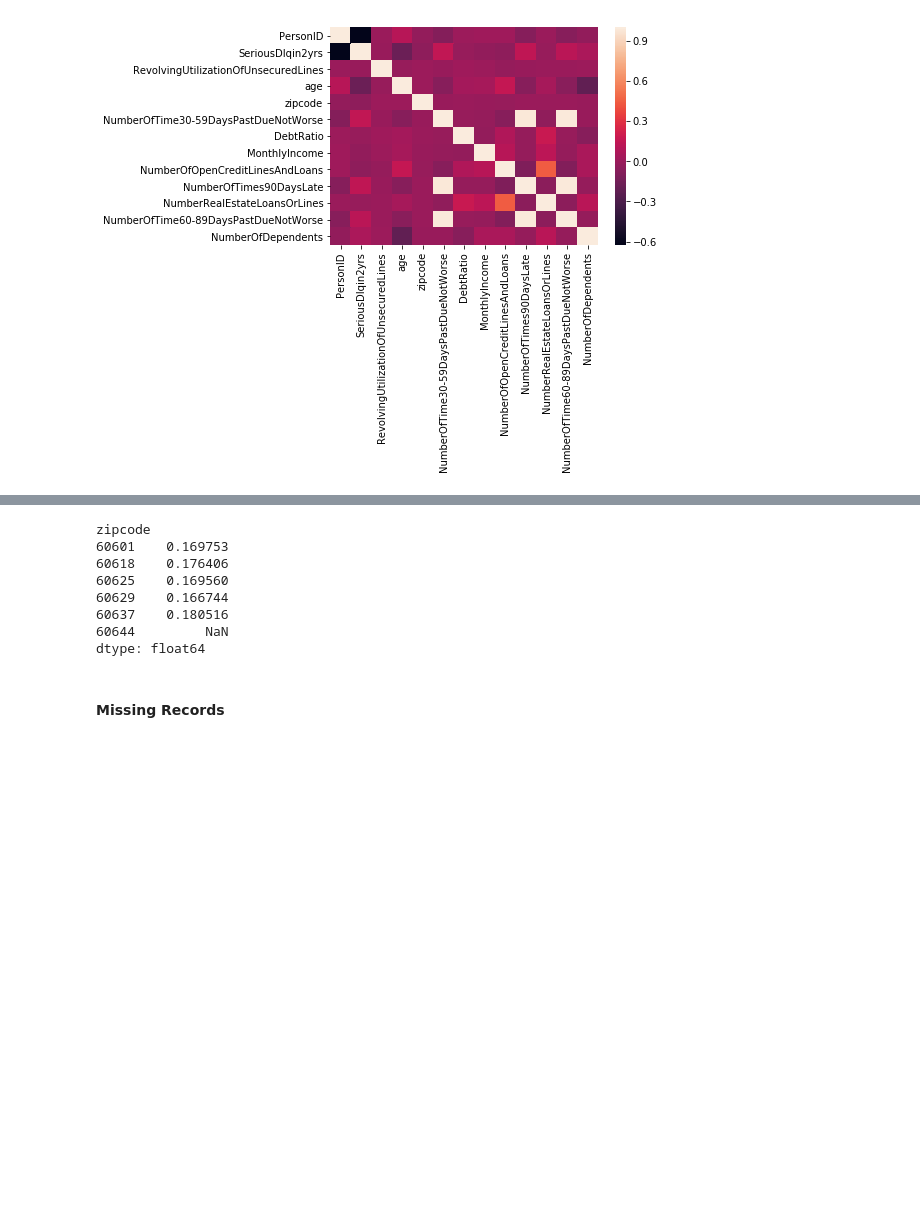
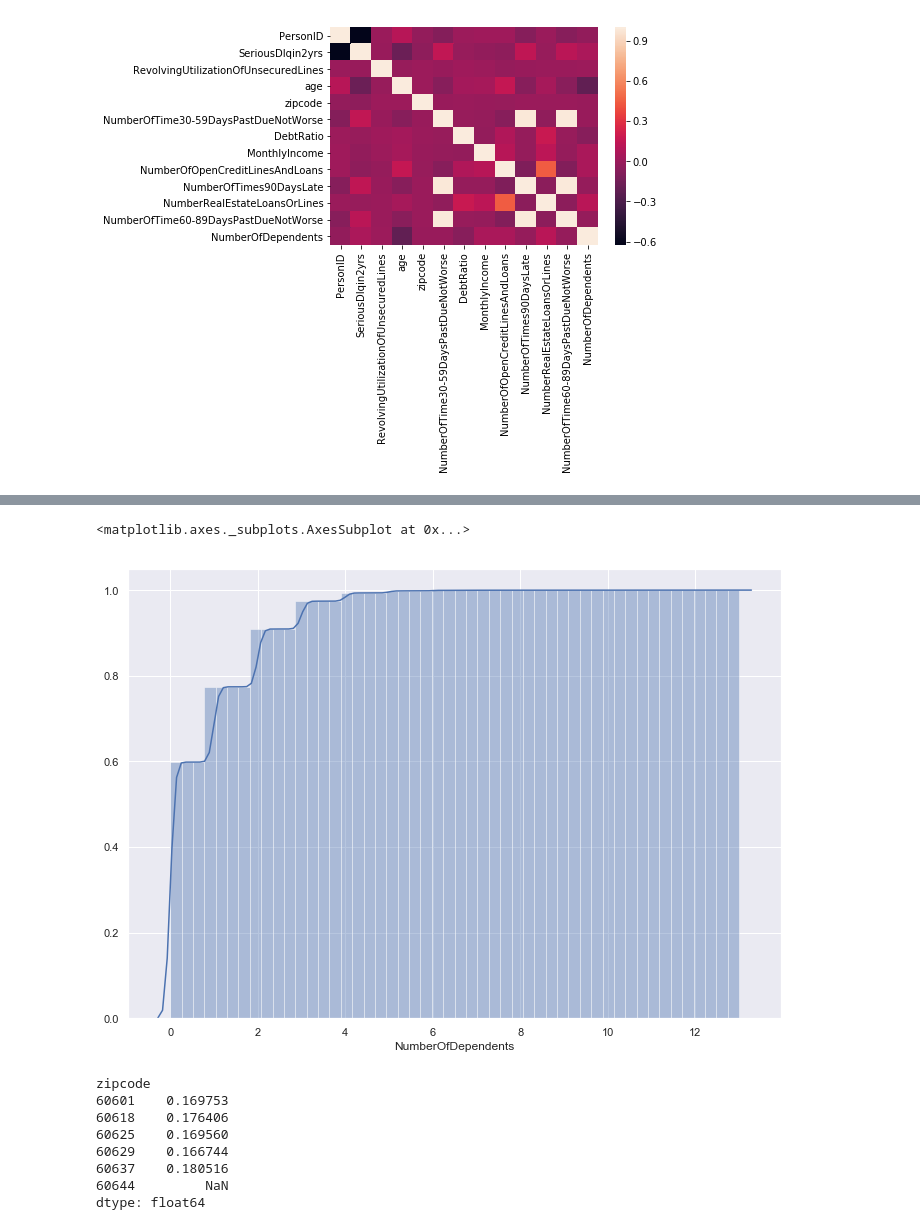
Before and after one commit to jamjensen/ml-pub-policy, a Jupyter notebook: hw2/hw2-writeup.ipynb, the cells around one changed output, grey strips where cells are left out. Saved outputs shown, nothing was run; the diff lists cells and outputs as text; code cells hidden in the pictures; blank space fills up the shorter version.

```diff
--- a/hw2/hw2-writeup.ipynb
+++ b/hw2/hw2-writeup.ipynb
@@ -59,3 +92,12 @@ explore.plot_distribution(df['DebtRatio'])
+# %%
+df['NatLog_MonthlyIncome'] = df['MonthlyIncome'].apply(lambda x: np.log(x))
+# %%
+sns.distplot(df['NumberOfDependents'],
+             hist_kws=dict(cumulative=True),
+             kde_kws=dict(cumulative=True))
+# %% [output]
+<matplotlib.axes._subplots.AxesSubplot at 0x...>
+[figure, added]
 # %%
 LOC = 'zipcode'
 TARGET = 'SeriousDlqin2yrs'
@@ -70,5 +112,3 @@ zipcode
 60637    0.180516
 60644         NaN
 dtype: float64
-# %% [markdown]
-#### Missing Records
```
Also changed, not shown: parts of 24 cells of this notebook, 2 other files.
